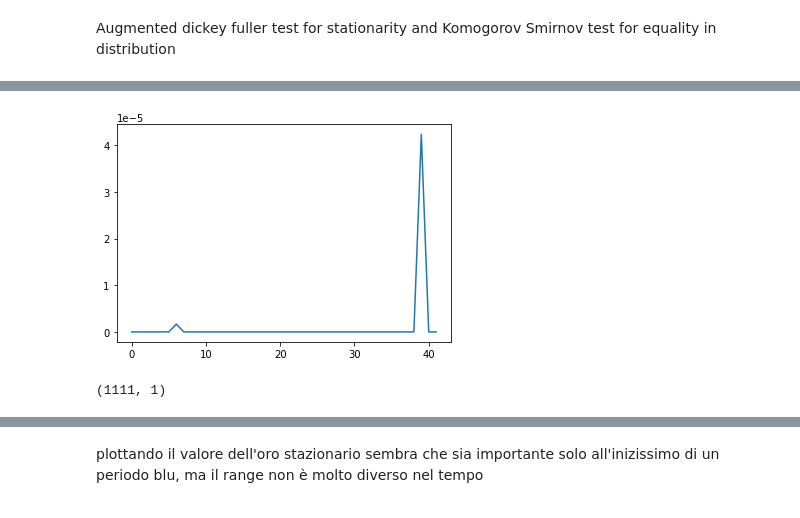
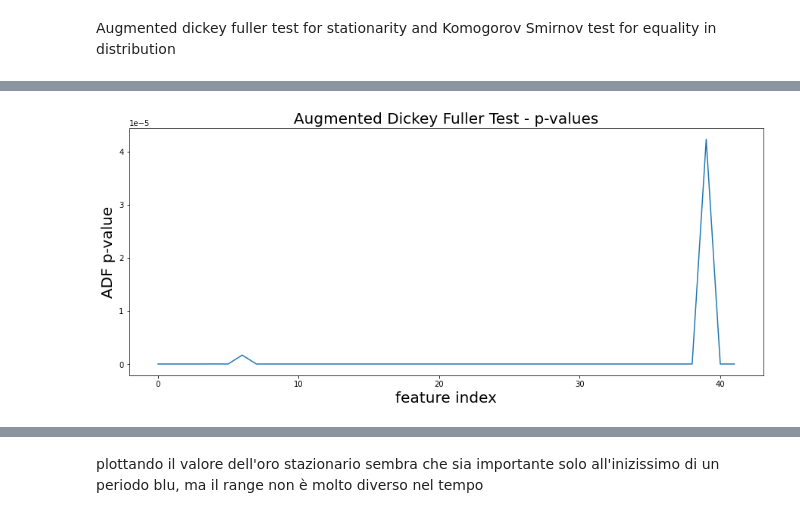
Before and after one commit to MicheleDiSabato/detecting-abnormal-markets-ews, a Jupyter notebook: bc3.ipynb, the cells around one changed output, grey strips where cells are left out. Drawn from its saved outputs; the diff is of its cells as text; code cells hidden in the pictures.

```diff
--- a/bc3.ipynb
+++ b/bc3.ipynb
@@ -73,18 +119,19 @@ plt.show()
 # %%
 adf_pvalues = {}
 for feature_name in list(d_stationary.keys()):
     temp = adfuller(list(d_stationary[feature_name]))
     adf_pvalues[feature_name] = temp[1]
 
 # chech if stationarity has been obtained
+plt.figure(figsize = (15, 6))
 plt.plot(list(adf_pvalues.values()))
-plt.show()
+plt.ylabel("ADF p-value", fontsize=20)
+plt.xlabel("feature index", fontsize=20)
+plt.title("Augmented Dickey Fuller Test - p-values", fontsize=20)
+# plt.show()
+plt.savefig('plots' + os.sep + 'adf_pvalues')
 # %% [output]
-[figure, old version]
+[figure, new version]
-# %%
-y_cat.shape
-# %% [output]
-(1111, 1)
 # %%
 ks_pvalues = {}
 for feature_name in list(d_stationary.keys()):
```
Also changed, not shown: parts of 12 cells of this notebook, 9 other files.
